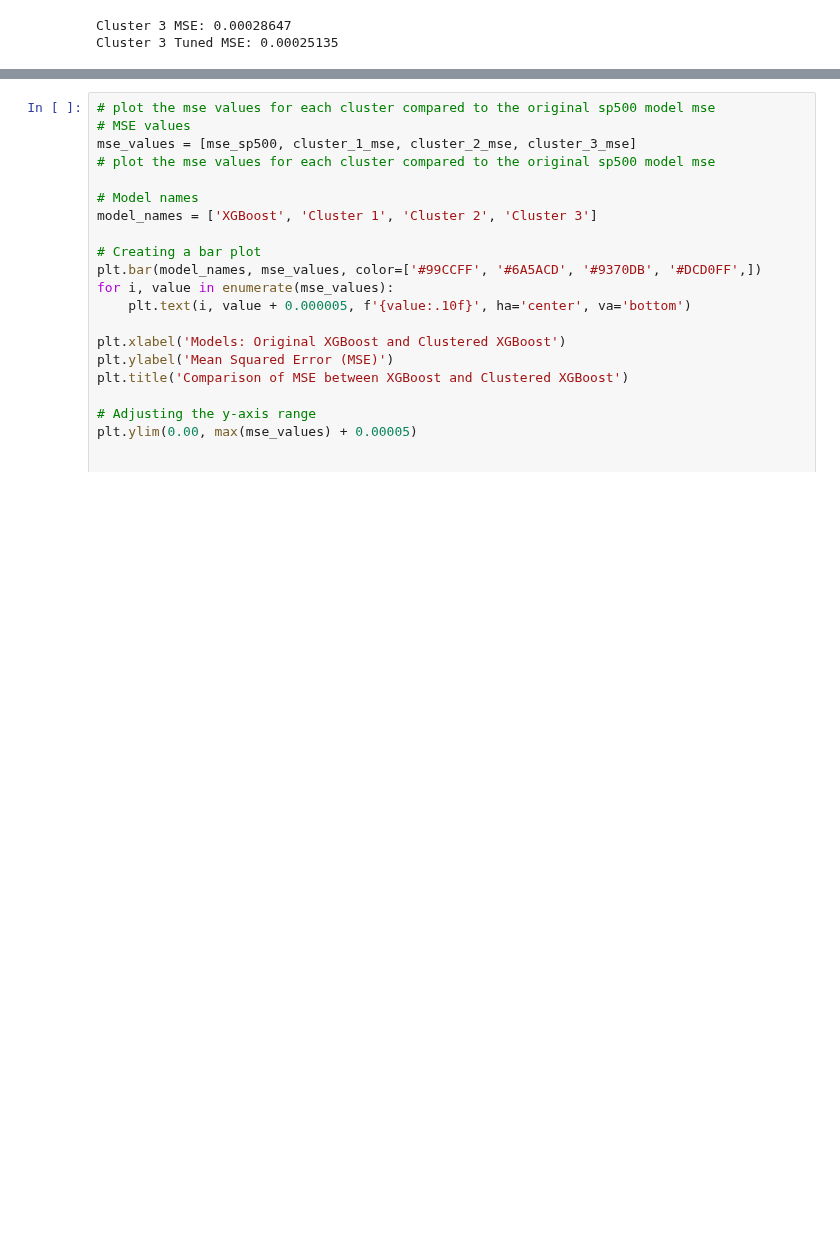
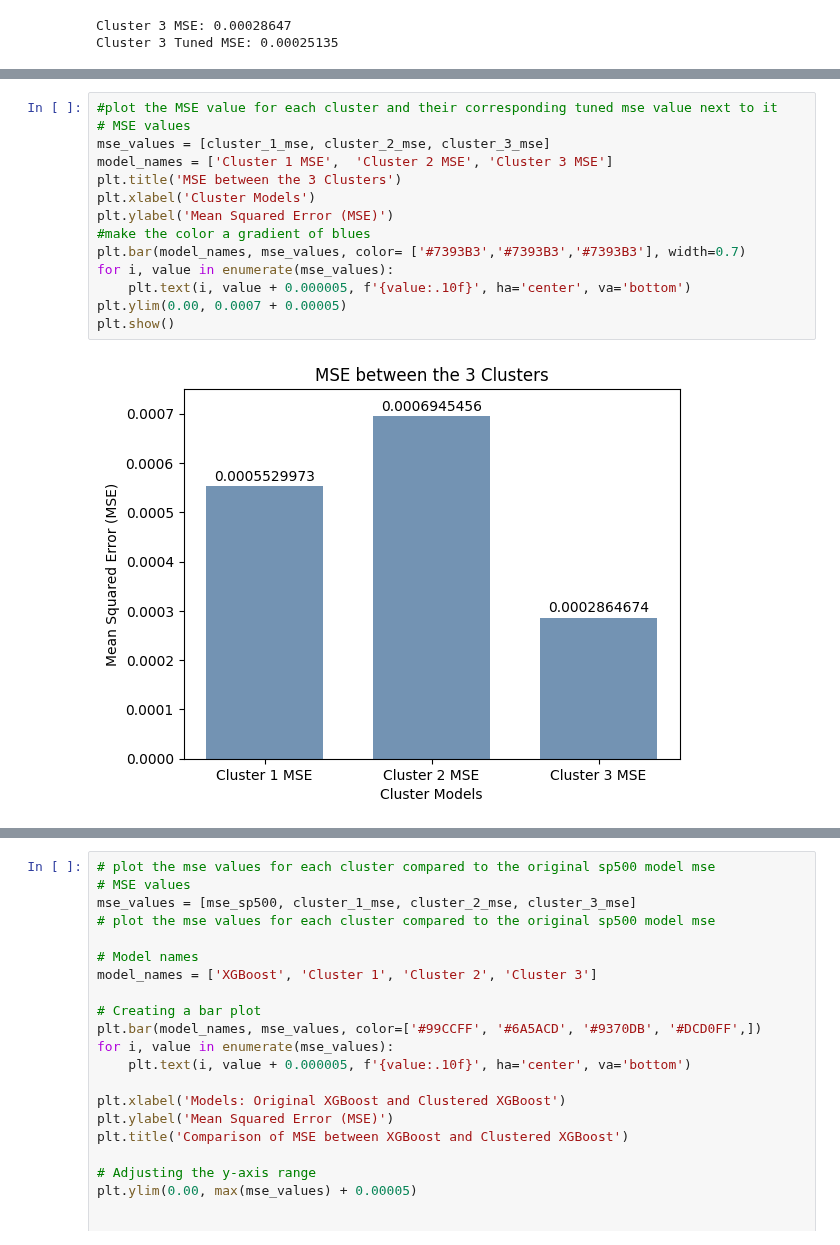
Before and after one commit to ktongk/BTT-JPMC-1, a Jupyter notebook: Anna/XGBOOST.ipynb, the cells around one changed output, grey strips where cells are left out. Drawn from its saved outputs; the diff is of its cells as text; blank space fills up the shorter version.

```diff
--- a/Anna/XGBOOST.ipynb
+++ b/Anna/XGBOOST.ipynb
@@ -1207,0 +1067,16 @@ plt.show()
+# %%
+#plot the MSE value for each cluster and their corresponding tuned mse value next to it
+# MSE values
+mse_values = [cluster_1_mse, cluster_2_mse, cluster_3_mse]
+model_names = ['Cluster 1 MSE',  'Cluster 2 MSE', 'Cluster 3 MSE']
+plt.title('MSE between the 3 Clusters')
+plt.xlabel('Cluster Models')
+plt.ylabel('Mean Squared Error (MSE)')
+#make the color a gradient of blues
+plt.bar(model_names, mse_values, color= ['#7393B3','#7393B3','#7393B3'], width=0.7)
+for i, value in enumerate(mse_values):
+    plt.text(i, value + 0.000005, f'{value:.10f}', ha='center', va='bottom')
+plt.ylim(0.00, 0.0007 + 0.00005)
+plt.show()
+# %% [output]
+[figure, added]
```
Also changed, not shown: parts of 19 cells of this notebook.
